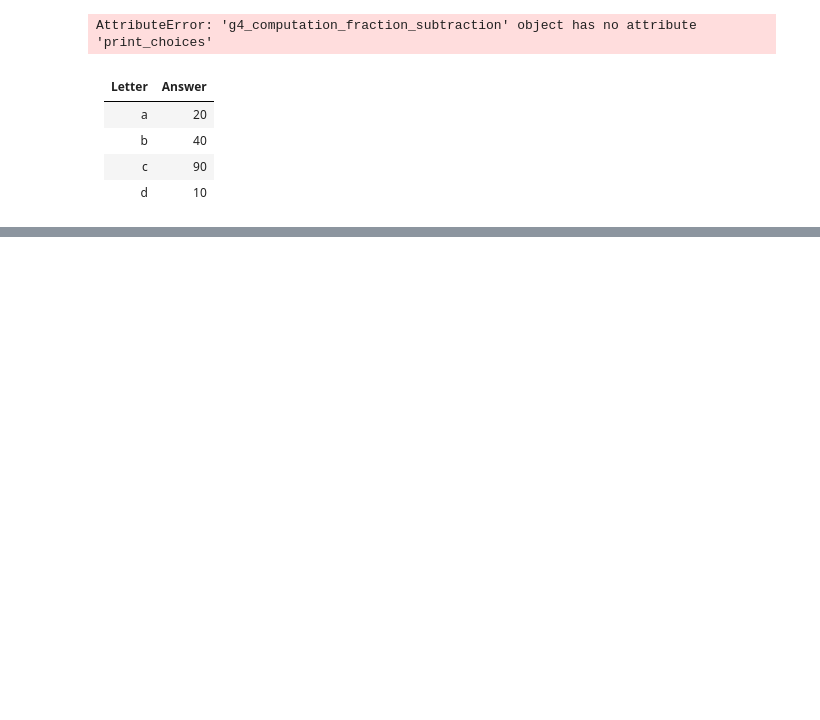
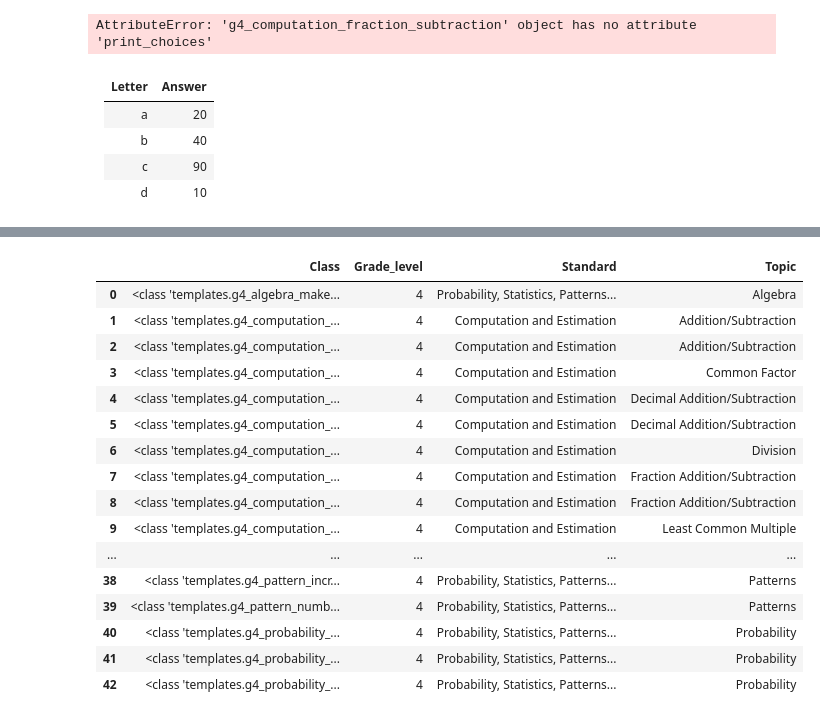
Before and after one commit to bryanchrist/solmathdashboard, a Jupyter notebook: app/Templates/testing_templates.ipynb, the cells around one changed output, grey strips where cells are left out. Drawn from its saved outputs; the diff is of its cells as text; code cells hidden in the pictures; blank space fills up the shorter version.

Commit message:
building DF for classes and updated dockerfile to include dbdocs

```diff
--- a/app/Templates/testing_templates.ipynb
+++ b/app/Templates/testing_templates.ipynb
@@ -41,5 +42,7 @@ import matplotlib.pyplot as plt
 # %%
 x = templates.g4_estimation_division_running_problem()
+# %%
+x = templates.g4_number_sense_decimal_largest_value()
 # %%
 x.print_question()
 # %% [output]
@@ -116,10 +89,0 @@ topics
-# %%
-for j in classes:
-    x = j()
-    standard = x.attr1
-    standards.append(standard)
-    print(standards)
-topics
-# %%
-x= classes[21]()
-x
@@ -130,0 +99,21 @@ wrong
+# %%
+df = pd.DataFrame({"Class": classes, "Grade_level": grade_levels, "Standard": standards, "Topic": topics})
+df
+# %% [output]
+|  | Class | Grade_level | Standard | Topic |
+| 0 | <class 'templates.g4_algebra_make... | 4 | Probability, Statistics, Patterns... | Algebra |
+| 1 | <class 'templates.g4_computation_... | 4 | Computation and Estimation | Addition/Subtraction |
+| 2 | <class 'templates.g4_computation_... | 4 | Computation and Estimation | Addition/Subtraction |
+| 3 | <class 'templates.g4_computation_... | 4 | Computation and Estimation | Common Factor |
+| 4 | <class 'templates.g4_computation_... | 4 | Computation and Estimation | Decimal Addition/Subtraction |
+| 5 | <class 'templates.g4_computation_... | 4 | Computation and Estimation | Decimal Addition/Subtraction |
+| 6 | <class 'templates.g4_computation_... | 4 | Computation and Estimation | Division |
+| 7 | <class 'templates.g4_computation_... | 4 | Computation and Estimation | Fraction Addition/Subtraction |
+| 8 | <class 'templates.g4_computation_... | 4 | Computation and Estimation | Fraction Addition/Subtraction |
+| 9 | <class 'templates.g4_computation_... | 4 | Computation and Estimation | Least Common Multiple |
+| ... | ... | ... | ... | ... |
+| 38 | <class 'templates.g4_pattern_incr... | 4 | Probability, Statistics, Patterns... | Patterns |
+| 39 | <class 'templates.g4_pattern_numb... | 4 | Probability, Statistics, Patterns... | Patterns |
+| 40 | <class 'templates.g4_probability_... | 4 | Probability, Statistics, Patterns... | Probability |
+| 41 | <class 'templates.g4_probability_... | 4 | Probability, Statistics, Patterns... | Probability |
+| 42 | <class 'templates.g4_probability_... | 4 | Probability, Statistics, Patterns... | Probability |
```
Also changed, not shown: parts of 15 cells of this notebook, 4 other files.
